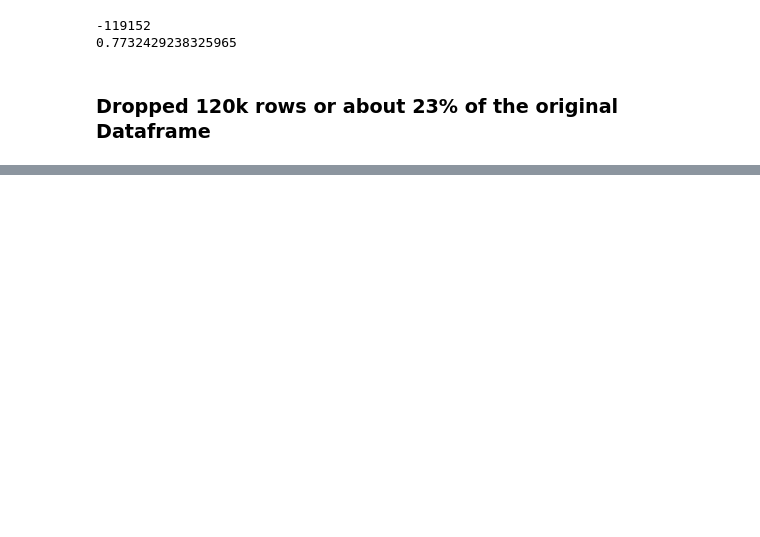
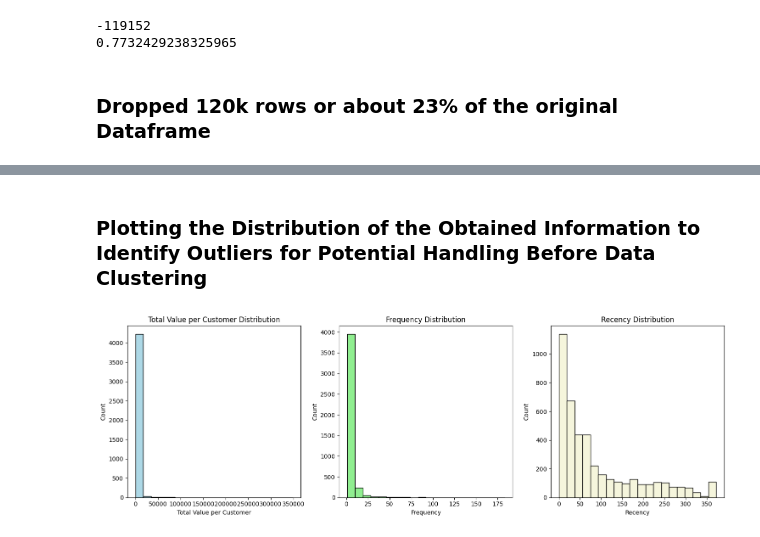
Before and after one commit to NoahSchwarzrock/online_retail_data, a Jupyter notebook: online_retail_data_clustering.ipynb, the cells around one changed output, grey strips where cells are left out. Drawn from its saved outputs; the diff is of its cells as text; code cells hidden in the pictures; blank space fills up the shorter version.

Commit message:
Added a new column Transaction Total. Created an aggregated dataframe, made some plots. Rescaled the data with the interquartile range and plotted the data again.

```diff
--- a/online_retail_data_clustering.ipynb
+++ b/online_retail_data_clustering.ipynb
@@ -647,0 +650,3 @@ print(len(cleaned_df) / len(df))
+# %%
+cleaned_df["Transaction Total"] = cleaned_df["Price"] * cleaned_df["Quantity"]
+cleaned_df[cleaned_df["Customer ID"]==12346.00]
@@ -647,0 +676,6 @@ print(len(cleaned_df) / len(df))
+# %%
+agg_df = cleaned_df.groupby(by="Customer ID", as_index=False).agg(
+    TotalValuePerCustomer=("Transaction Total", "sum"),
+    Frequency=("Invoice", "nunique"),
+    LastInvoiceDatePerCustomer=("InvoiceDate", "max"))
+agg_df
@@ -647,0 +699,6 @@ print(len(cleaned_df) / len(df))
+# %%
+max_invoice_date = agg_df["LastInvoiceDatePerCustomer"].max()
+
+agg_df["Recency"] = (max_invoice_date - agg_df["LastInvoiceDatePerCustomer"]).dt.days
+
+agg_df.head(5)
@@ -647,0 +712,27 @@ print(len(cleaned_df) / len(df))
+# %% [markdown]
+### Plotting the Distribution of the Obtained Information to Identify Outliers for Potential Handling Before Data Clustering
+# %%
+plt.figure(figsize=(15, 5))
+
+plt.subplot(1, 3, 1)
+plt.hist(agg_df["TotalValuePerCustomer"], bins=20, color='lightblue', edgecolor='black')
+plt.title("Total Value per Customer Distribution")
+plt.xlabel("Total Value per Customer")
+plt.ylabel("Count")
+
+plt.subplot(1, 3, 2)
+plt.hist(agg_df["Frequency"], bins=20, color='lightgreen', edgecolor='black')
+plt.title("Frequency Distribution")
+plt.xlabel("Frequency")
+plt.ylabel("Count")
+
+plt.subplot(1, 3, 3)
+plt.hist(agg_df["Recency"], bins=20, color='beige', edgecolor='black')
+plt.title("Recency Distribution")
+plt.xlabel("Recency")
+plt.ylabel("Count")
+
+plt.tight_layout()
+plt.show()
+# %% [output]
+[figure, added]
```
Also changed, not shown: parts of 16 cells of this notebook.
